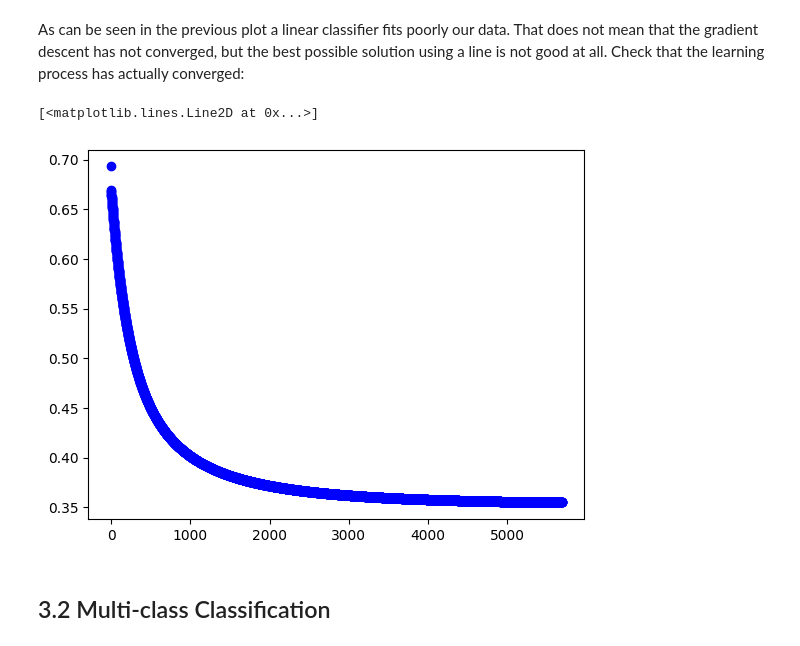
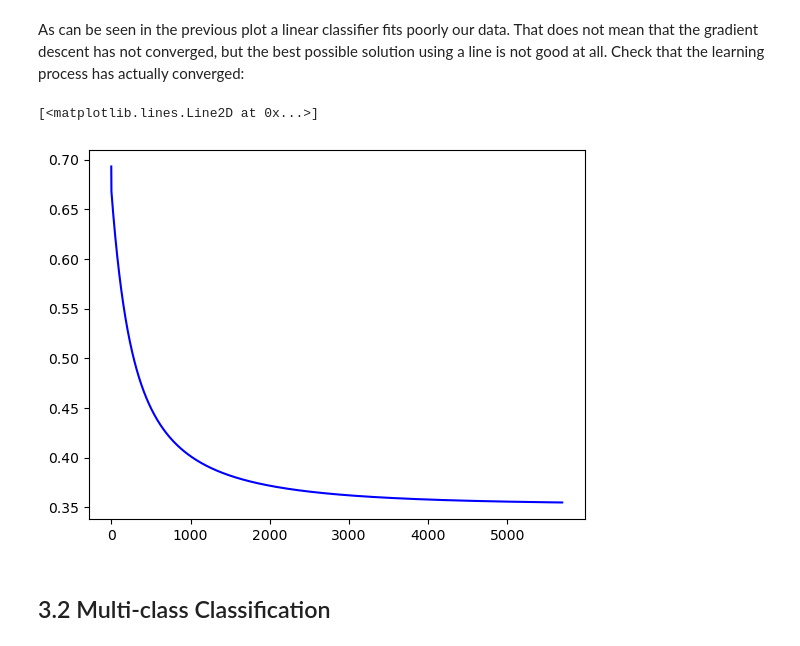
Before and after one commit to tomiock/ML2024-25, a Jupyter notebook: Session 3 - Logistic Regression/P3_Logistic_Regression.ipynb, the cells around one changed output. Saved outputs shown, nothing was run; the diff lists cells and outputs as text; code cells hidden in the pictures.

```diff
--- a/Session 3 - Logistic Regression/P3_Logistic_Regression.ipynb
+++ b/Session 3 - Logistic Regression/P3_Logistic_Regression.ipynb
@@ -147,10 +147,10 @@ plotDecisionBoundary(X, y, w)
 # %% [markdown]
 As can be seen in the previous plot a linear classifier fits poorly our data. That does not mean that the gradient descent has not converged, but the best possible solution using a line is not good at all. Check that the learning process has actually converged:
 # %%
-plt.plot(np.arange(len(J)), J, 'bo')
+plt.plot(np.arange(len(J)), J, 'b')
 # %% [output]
 [<matplotlib.lines.Line2D at 0x...>]
-[figure, old version]
+[figure, new version]
 # %% [markdown]
 ## 3.2 Multi-class Classification
 # %%
```
Also changed, not shown: parts of 40 cells of this notebook, 1 other file.
